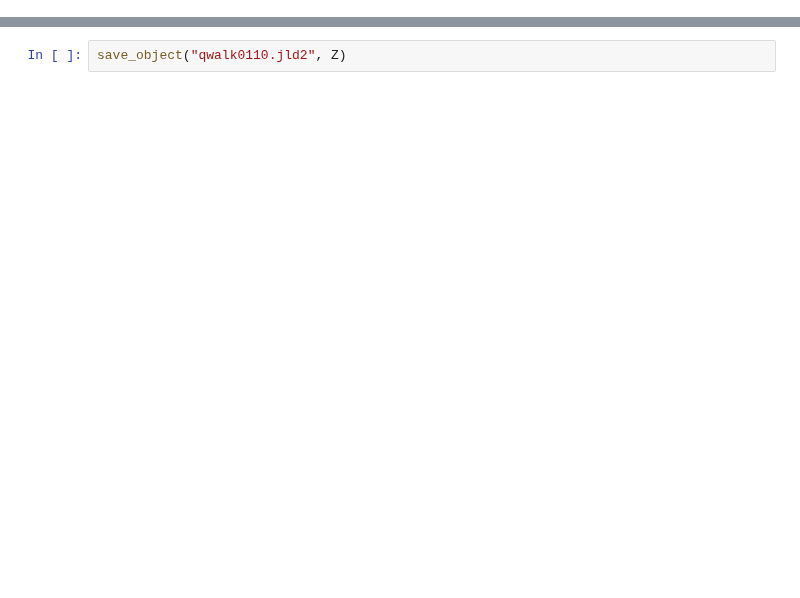
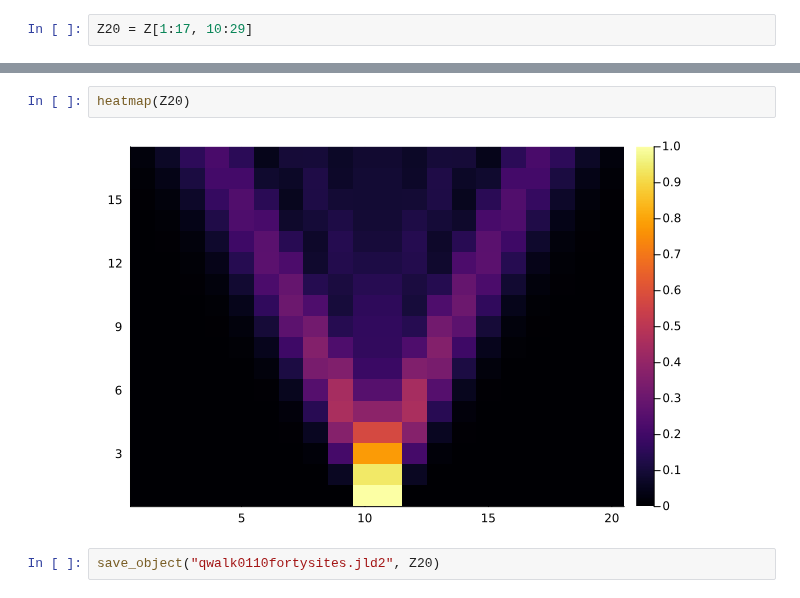
Before and after one commit to RonaldoNA/Projects, a Jupyter notebook: Wave guides as analog/Program/Theorethical 0110 particles.ipynb, the cells around one changed output, grey strips where cells are left out. Drawn from its saved outputs; the diff is of its cells as text; blank space fills up the shorter version.

```diff
--- a/Wave guides as analog/Program/Theorethical 0110 particles.ipynb
+++ b/Wave guides as analog/Program/Theorethical 0110 particles.ipynb
@@ -49,0 +54,2 @@ heatmap(j_vals, t_vals, Z,
+# %%
+Z20 = Z[1:17, 10:29]
@@ -50,2 +96,6 @@ heatmap(j_vals, t_vals, Z,
+# %%
+heatmap(Z20)
+# %% [output]
+[figure, added]
 # %%
-save_object("qwalk0110.jld2", Z)
+save_object("qwalk0110fortysites.jld2", Z20)
```
Also changed, not shown: parts of 5 cells of this notebook, 6 other files.
